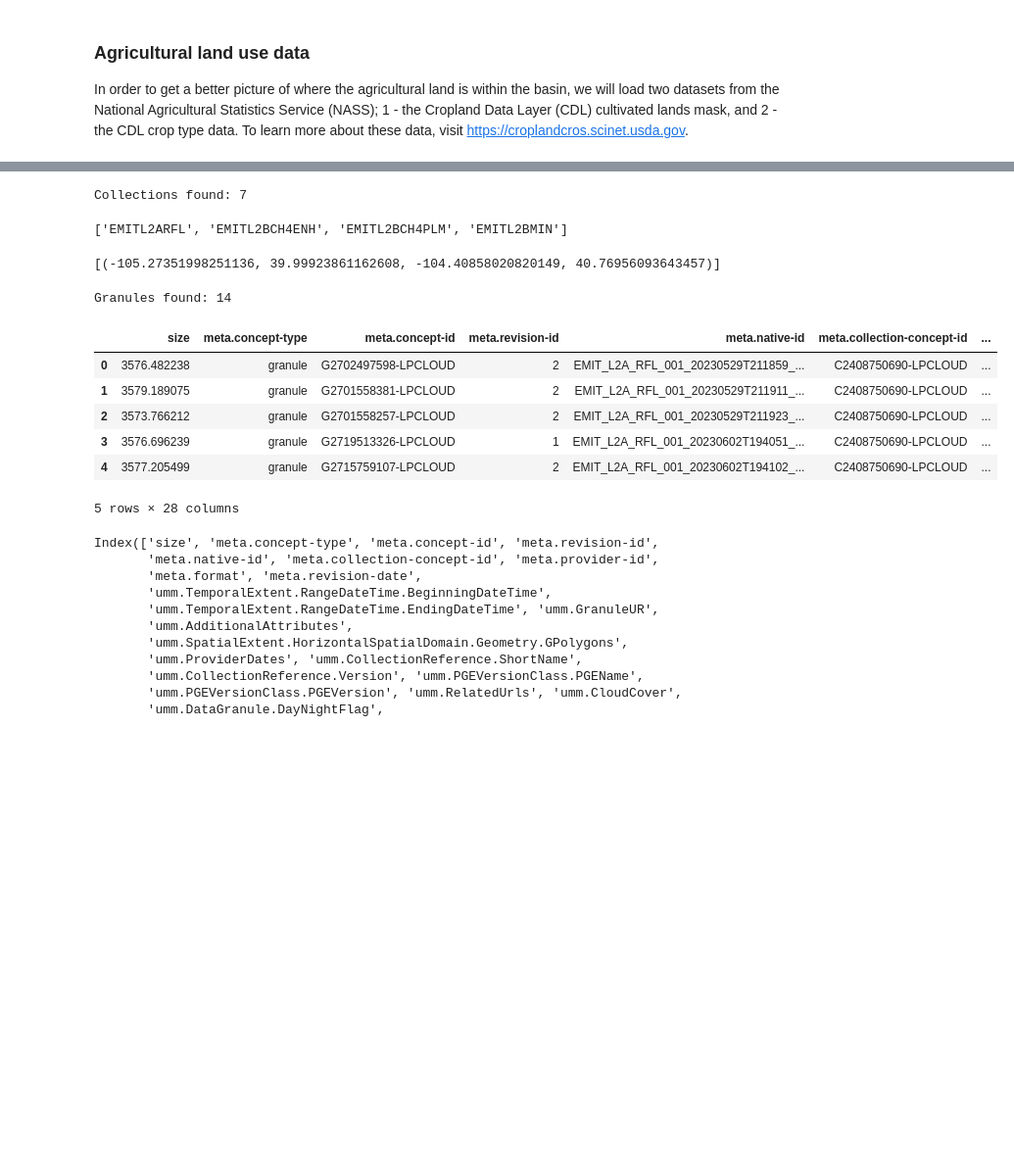
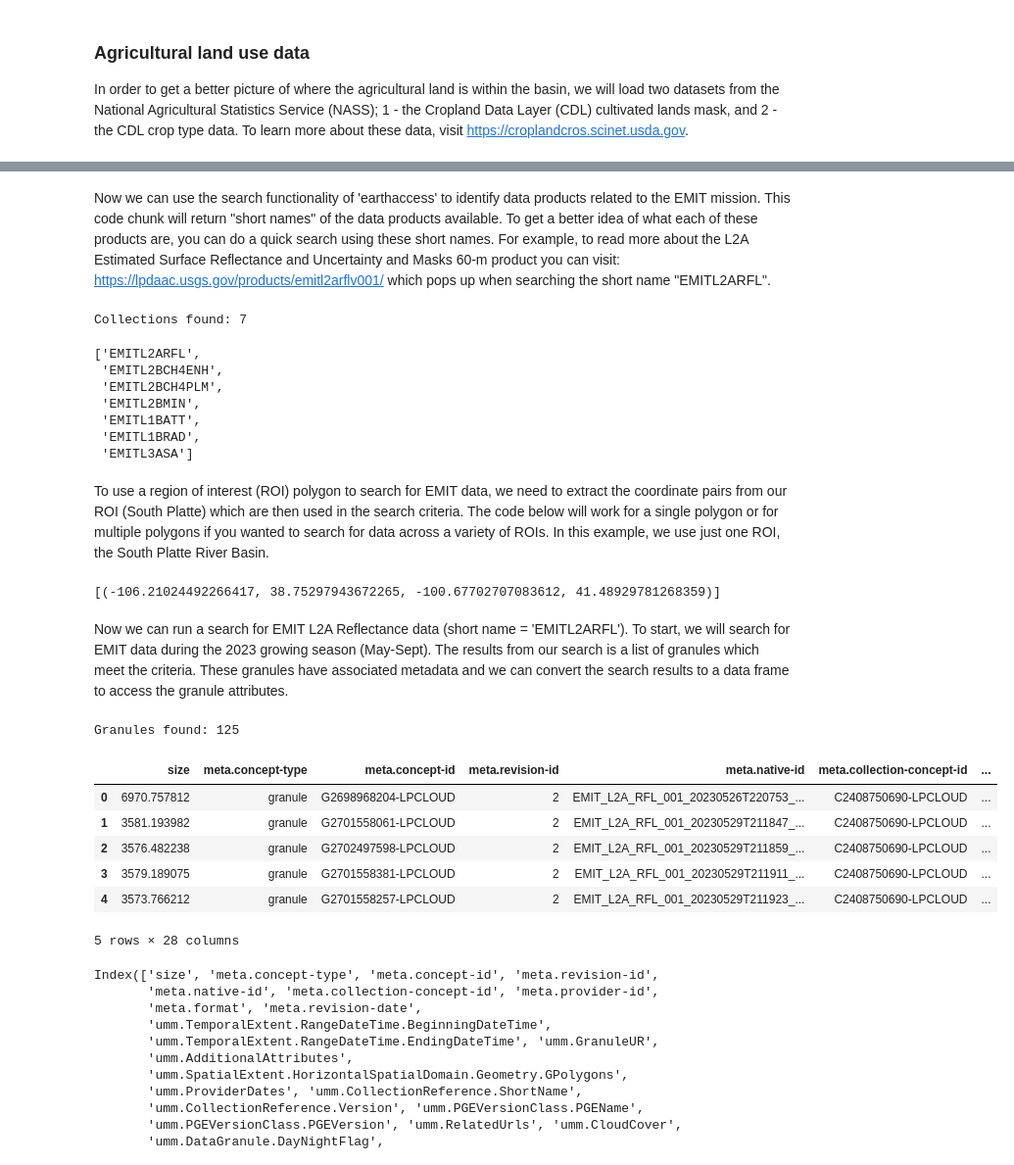
Before and after one commit to CU-ESIIL/HYR-SENSE, a Jupyter notebook: notebooks/agriculture/0_Ag_Lands_Search_EMIT.ipynb, the cells around one changed output, grey strips where cells are left out. Shown at 98% size. Cells and saved outputs as stored; diff of their text form; code cells hidden in the pictures; blank space fills up the shorter version.

```diff
--- a/notebooks/agriculture/0_Ag_Lands_Search_EMIT.ipynb
+++ b/notebooks/agriculture/0_Ag_Lands_Search_EMIT.ipynb
@@ -39,0 +21,30 @@ Success!
+# %%
+# Import modules and env vars
+
+import os, time, shutil
+import folium
+import earthaccess
+import warnings
+import folium.plugins
+import pandas as pd
+import geopandas as gpd
+import rioxarray as rxr
+import rasterio as rio
+import numpy as np
+import math
+
+from rasterio.plot import show
+from branca.element import Figure
+from IPython.display import display
+from shapely import geometry
+from skimage import io
+from datetime import timedelta
+from shapely.geometry.polygon import orient
+from matplotlib import pyplot as plt
+
+dest = '/home/jovyan/HYR-SENSE/data/Agriculture'
+
+# Define some projections
+albers = 'EPSG:5070' # Albers Equal Area CONUS
+
+print("Success!")
@@ -67,9 +78,9 @@ We can load the boundary data for the South Platte river basin. This data comes
 # %%
 # Region of interest
-roi = os.path.join(dest,'data/co_agriculture.geojson')
-roi = gpd.read_file(roi)
+roi = os.path.join(dest,'WBD_HUC6_South_Platte.gpkg')
+roi = gpd.read_file(roi).to_crs(albers)
+print(roi.crs)
 
-# Make a simple map of the region
 # Plot the ROI data
 fig, ax = plt.subplots(1, 1, figsize=(8, 6))
 roi.plot(ax=ax, color='white', edgecolor='black')
@@ -117,18 +147,32 @@ Persisting credentials to .netrc
+# %% [markdown]
+Now we can use the search functionality of 'earthaccess' to identify data products related to the EMIT mission. This code chunk will return "short names" of the data products available. To get a better idea of what each of these products are, you can do a quick search using these short names. For example, to read more about the L2A Estimated Surface Reflectance and Uncertainty and Masks 60-m product you can visit: https://lpdaac.usgs.gov/products/emitl2arflv001/ which pops up when searching the short name "EMITL2ARFL".
 # %%
 # Query the collections
 Query = earthaccess.collection_query().keyword('emit').provider('LPCLOUD')
 print(f'Collections found: {Query.hits()}')
 # Return EMIT specific products
-collections = Query.fields(['ShortName']).get(4)
+collections = Query.fields(['ShortName']).get(Query.hits())
 # Retrieve Collection Short-names
 [product['short-name'] for product in [collection.summary() for collection in collections]]
 # %% [output]
 Collections found: 7
-['EMITL2ARFL', 'EMITL2BCH4ENH', 'EMITL2BCH4PLM', 'EMITL2BMIN']
+['EMITL2ARFL',
+ 'EMITL2BCH4ENH',
+ 'EMITL2BCH4PLM',
+ 'EMITL2BMIN',
+ 'EMITL1BATT',
+ 'EMITL1BRAD',
+ 'EMITL3ASA']
+# %% [markdown]
+
+
+To use a region of interest (ROI) polygon to search for EMIT data, we need to extract the coordinate pairs from our ROI (South Platte) which are then used in the search criteria. The code below will work for a single polygon or for multiple polygons if you wanted to search for data across a variety of ROIs. In this example, we use just one ROI, the South Platte River Basin.
 # %%
 # ~ Extract a list coordinate pairs for ROI ~
-# First, reproject to WGS84 for coordinates are in degrees
+
+# First, reproject to WGS84 for coordinates are in lat/long
 roi = roi.to_crs(epsg=4326)
+
 # Extract the bounds
 coord_list = []
 for iter, row in roi.iterrows():
@@ -136,25 +180,27 @@ for iter, row in roi.iterrows():
     coord_list.append(bounds)
 print(coord_list)
 # %% [output]
-[(-105.27351998251136, 39.99923861162608, -104.40858020820149, 40.76956093643457)]
+[(-106.21024492266417, 38.75297943672265, -100.67702707083612, 41.48929781268359)]
+# %% [markdown]
+Now we can run a search for EMIT L2A Reflectance data (short name = 'EMITL2ARFL'). To start, we will search for EMIT data during the 2023 growing season (May-Sept). The results from our search is a list of granules which meet the criteria. These granules have associated metadata and we can convert the search results to a data frame to access the granule attributes.
 # %%
 # Search for EMIT data
 search_results = earthaccess.search_data(
     short_name='EMITL2ARFL',
-    bounding_box=bounds,
+    bounding_box=coord_list[0], # we use [0] here because we only have one coordinate pair
     temporal=('2023-05-01','2023-09-28'),
-    count=100
+    count=150
 )
-# Extract the json as data frame
+# Extract the metadata json as data frame
 search_df = pd.json_normalize(search_results)
 search_df.head()
 # %% [output]
-Granules found: 14
+Granules found: 125
 |  | size | meta.concept-type | meta.concept-id | meta.revision-id | meta.native-id | meta.collection-concept-id | ... |
-| 0 | 3576.482238 | granule | G2702497598-LPCLOUD | 2 | EMIT_L2A_RFL_001_20230529T211859_... | C2408750690-LPCLOUD | ... |
-| 1 | 3579.189075 | granule | G2701558381-LPCLOUD | 2 | EMIT_L2A_RFL_001_20230529T211911_... | C2408750690-LPCLOUD | ... |
-| 2 | 3573.766212 | granule | G2701558257-LPCLOUD | 2 | EMIT_L2A_RFL_001_20230529T211923_... | C2408750690-LPCLOUD | ... |
-| 3 | 3576.696239 | granule | G2719513326-LPCLOUD | 1 | EMIT_L2A_RFL_001_20230602T194051_... | C2408750690-LPCLOUD | ... |
-| 4 | 3577.205499 | granule | G2715759107-LPCLOUD | 2 | EMIT_L2A_RFL_001_20230602T194102_... | C2408750690-LPCLOUD | ... |
+| 0 | 6970.757812 | granule | G2698968204-LPCLOUD | 2 | EMIT_L2A_RFL_001_20230526T220753_... | C2408750690-LPCLOUD | ... |
+| 1 | 3581.193982 | granule | G2701558061-LPCLOUD | 2 | EMIT_L2A_RFL_001_20230529T211847_... | C2408750690-LPCLOUD | ... |
+| 2 | 3576.482238 | granule | G2702497598-LPCLOUD | 2 | EMIT_L2A_RFL_001_20230529T211859_... | C2408750690-LPCLOUD | ... |
+| 3 | 3579.189075 | granule | G2701558381-LPCLOUD | 2 | EMIT_L2A_RFL_001_20230529T211911_... | C2408750690-LPCLOUD | ... |
+| 4 | 3573.766212 | granule | G2701558257-LPCLOUD | 2 | EMIT_L2A_RFL_001_20230529T211923_... | C2408750690-LPCLOUD | ... |
 5 rows × 28 columns
 # %%
```
Also changed, not shown: parts of 23 cells of this notebook, 1 other file.
